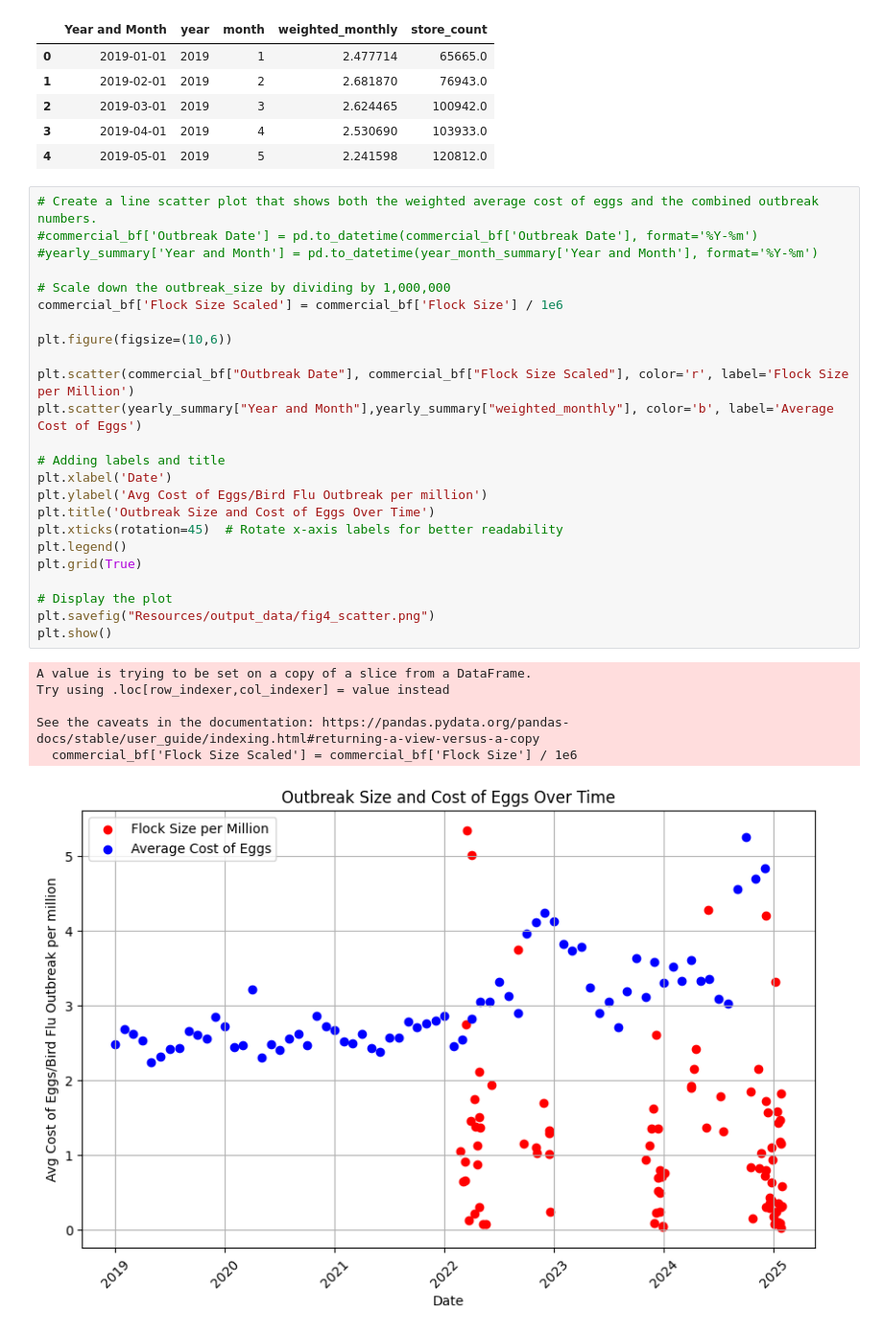
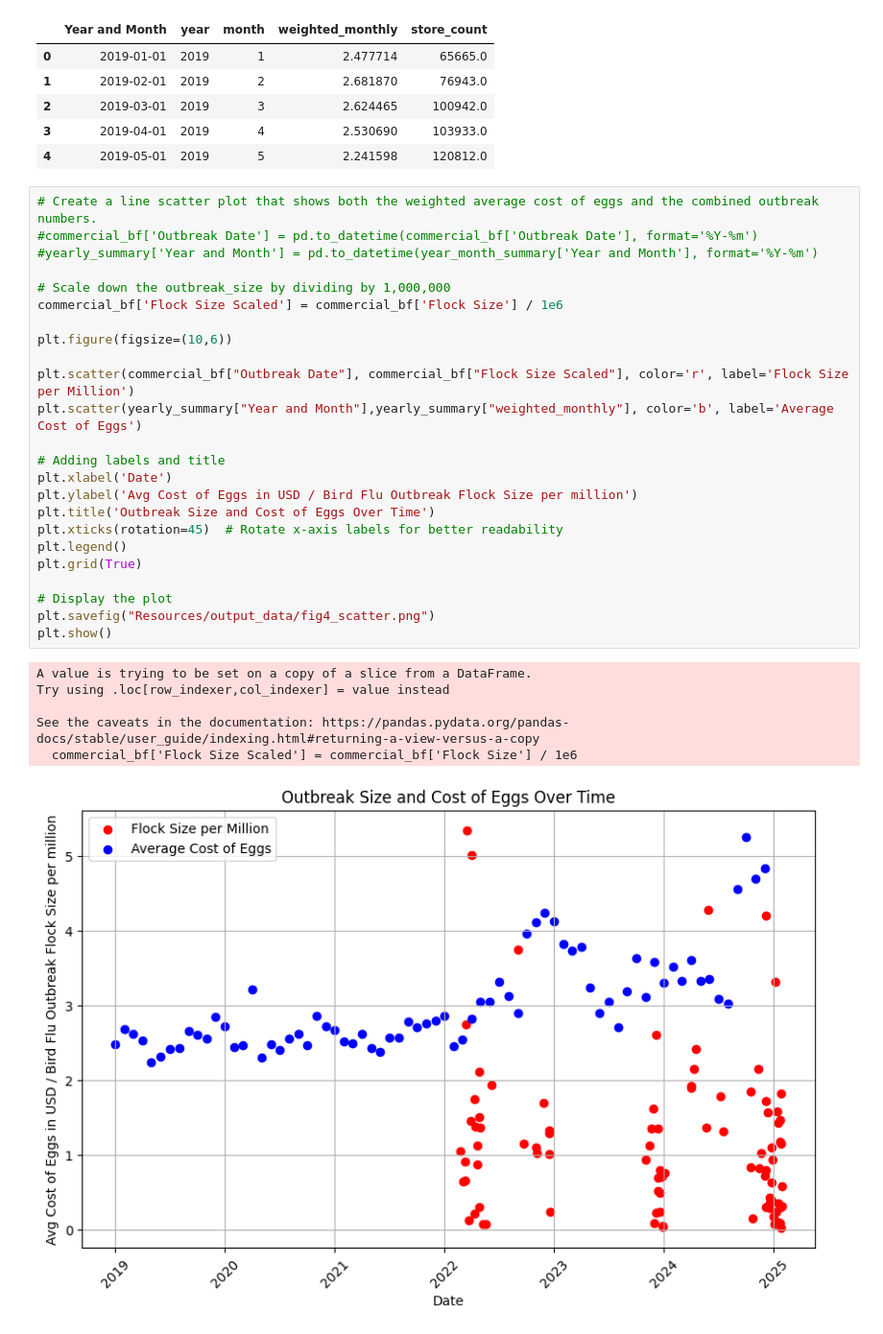
Before and after one commit to country4livin/Project-1-Repo, a Jupyter notebook: 5-yr_cost_of_eggs.ipynb, the cells around one changed output. Shown at 96% size. Saved outputs shown, nothing was run; the diff lists cells and outputs as text.

```diff
--- a/5-yr_cost_of_eggs.ipynb
+++ b/5-yr_cost_of_eggs.ipynb
@@ -369,31 +378,31 @@ yearly_summary.head()
 # %%
 # Create a line scatter plot that shows both the weighted average cost of eggs and the combined outbreak numbers.
 #commercial_bf['Outbreak Date'] = pd.to_datetime(commercial_bf['Outbreak Date'], format='%Y-%m')
 #yearly_summary['Year and Month'] = pd.to_datetime(year_month_summary['Year and Month'], format='%Y-%m')
 
 # Scale down the outbreak_size by dividing by 1,000,000
 commercial_bf['Flock Size Scaled'] = commercial_bf['Flock Size'] / 1e6
 
 plt.figure(figsize=(10,6))
 
 plt.scatter(commercial_bf["Outbreak Date"], commercial_bf["Flock Size Scaled"], color='r', label='Flock Size per Million')
 plt.scatter(yearly_summary["Year and Month"],yearly_summary["weighted_monthly"], color='b', label='Average Cost of Eggs')
 
 # Adding labels and title
 plt.xlabel('Date')
-plt.ylabel('Avg Cost of Eggs/Bird Flu Outbreak per million')
+plt.ylabel('Avg Cost of Eggs in USD / Bird Flu Outbreak Flock Size per million')
 plt.title('Outbreak Size and Cost of Eggs Over Time')
 plt.xticks(rotation=45)  # Rotate x-axis labels for better readability
 plt.legend()
 plt.grid(True)
 
 # Display the plot
 plt.savefig("Resources/output_data/fig4_scatter.png")
 plt.show()
 # %% [output]
 A value is trying to be set on a copy of a slice from a DataFrame.
 Try using .loc[row_indexer,col_indexer] = value instead
 
 See the caveats in the documentation: https://pandas.pydata.org/pandas-docs/stable/user_guide/indexing.html#returning-a-view-versus-a-copy
   commercial_bf['Flock Size Scaled'] = commercial_bf['Flock Size'] / 1e6
-[figure, old version]
+[figure, new version]
```
Also changed, not shown: parts of 2 cells of this notebook.
